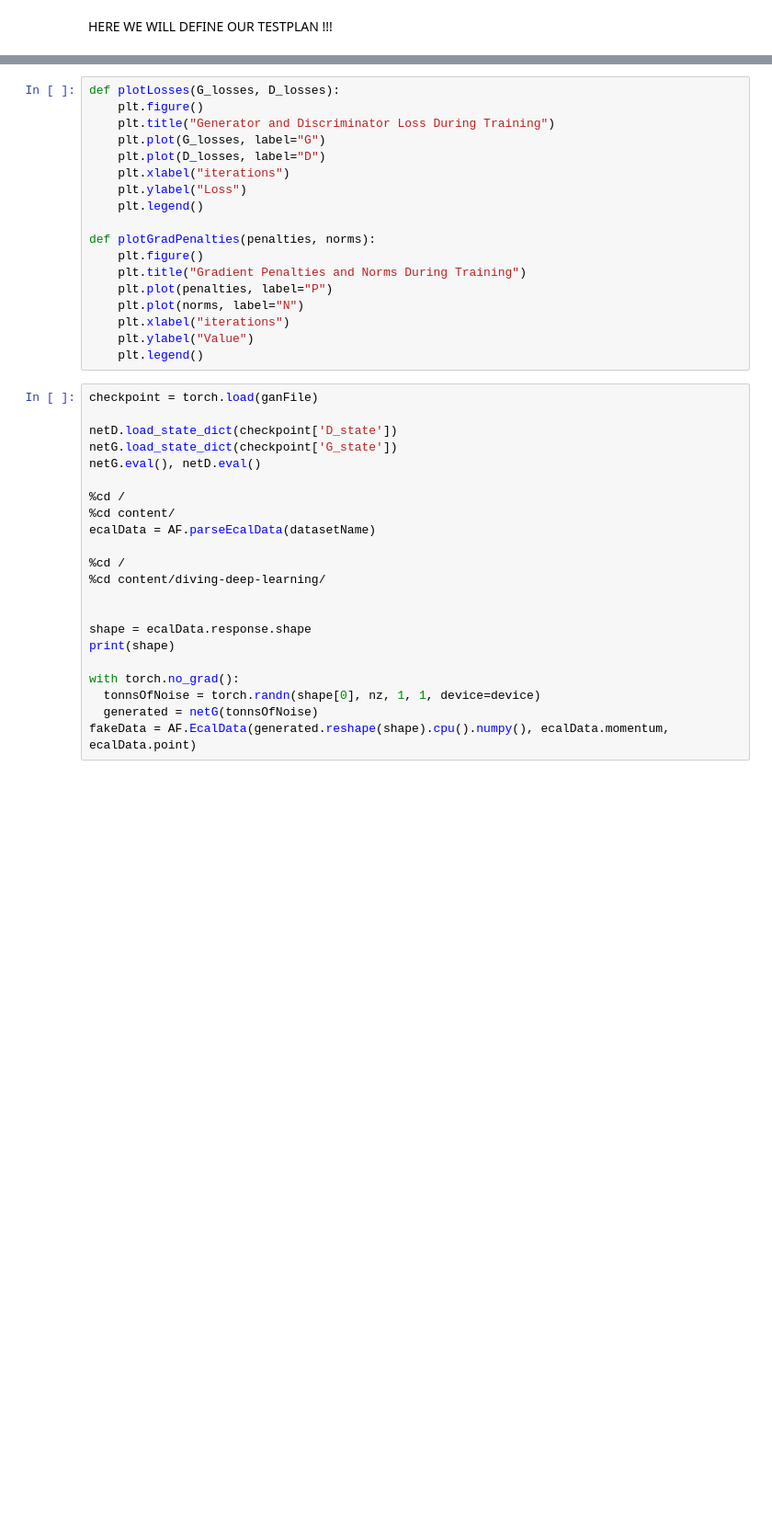
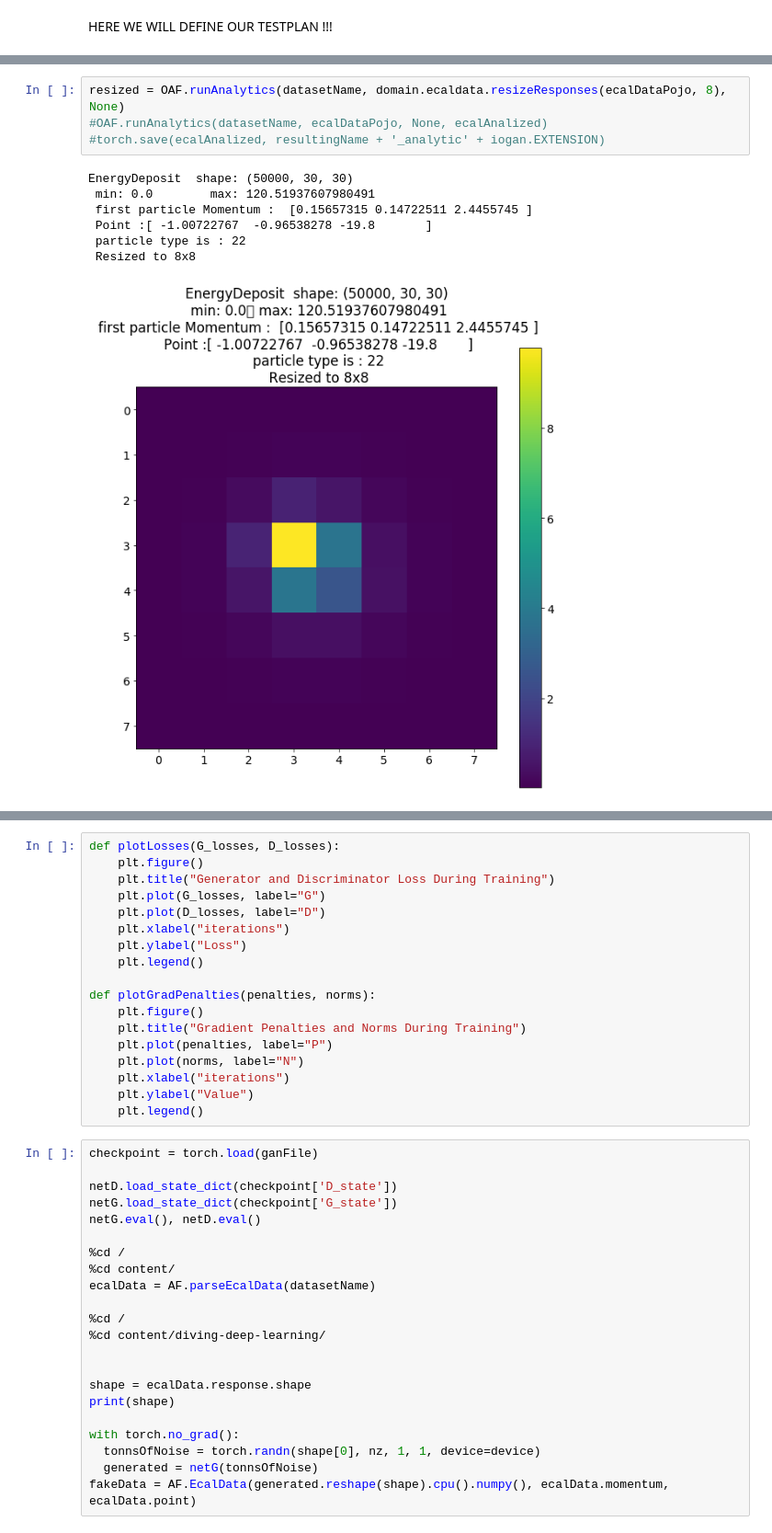
Before and after one commit to Mintas/diving-deep-learning, a Jupyter notebook: Test_learning_for_different_batch_sizes.ipynb, the cells around one changed output, grey strips where cells are left out. Shown at 92% size. Drawn from its saved outputs; the diff is of its cells as text; blank space fills up the shorter version.

```diff
--- a/Test_learning_for_different_batch_sizes.ipynb
+++ b/Test_learning_for_different_batch_sizes.ipynb
@@ -261,0 +269,12 @@ OAF.runAnalytics(datasetName, ecalDataPojo, fakeData)
+# %%
+resized = OAF.runAnalytics(datasetName, domain.ecaldata.resizeResponses(ecalDataPojo, 8), None)
+#OAF.runAnalytics(datasetName, ecalDataPojo, None, ecalAnalized)
+#torch.save(ecalAnalized, resultingName + '_analytic' + iogan.EXTENSION)
+# %% [output]
+EnergyDeposit  shape: (50000, 30, 30)
+ min: 0.0        max: 120.51937607980491
+ first particle Momentum :  [0.15657315 0.14722511 2.4455745 ]
+ Point :[ -1.00722767  -0.96538278 -19.8       ]
+ particle type is : 22
+ Resized to 8x8
+[figure, added]
```
Also changed, not shown: parts of 13 cells of this notebook.
